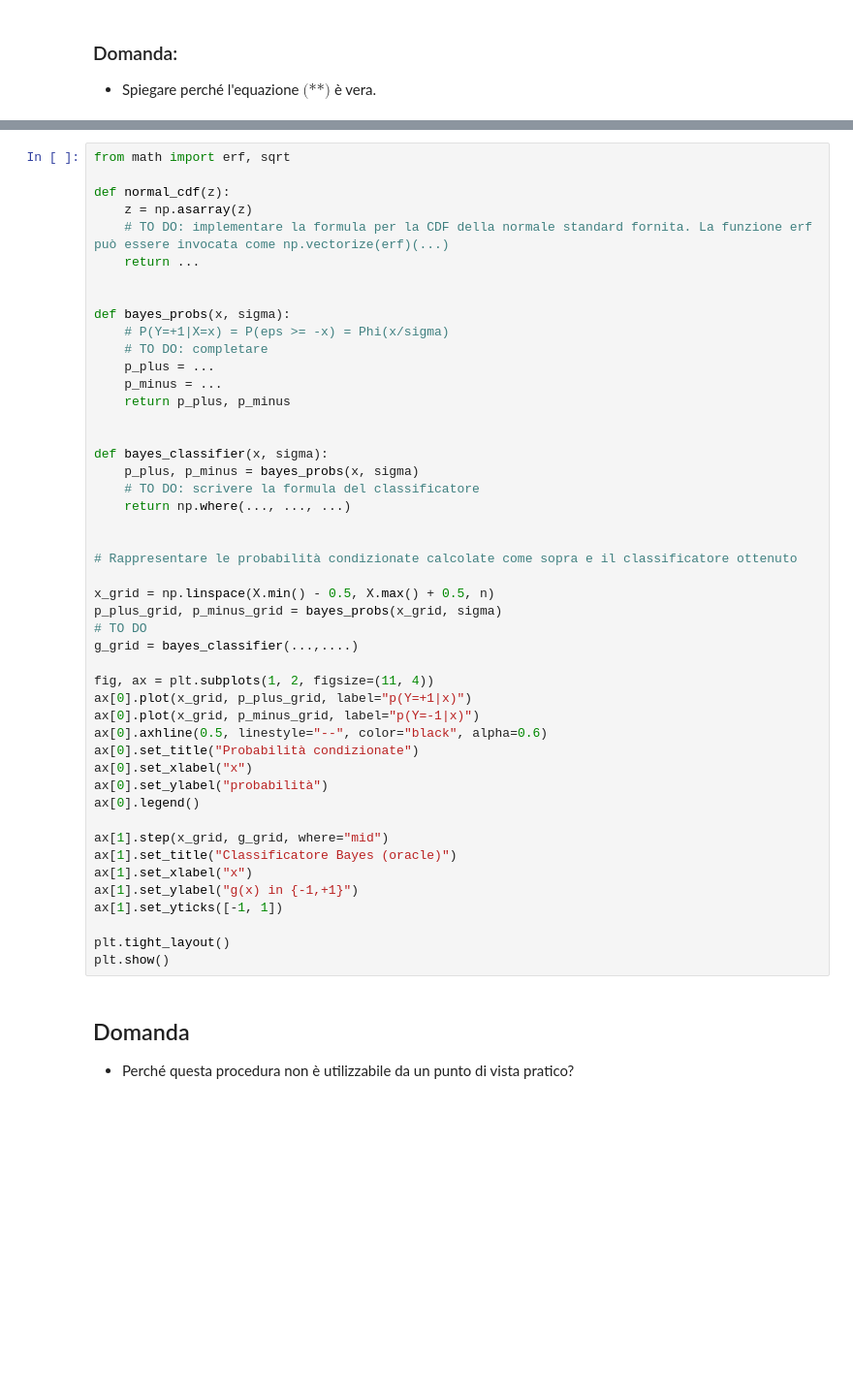
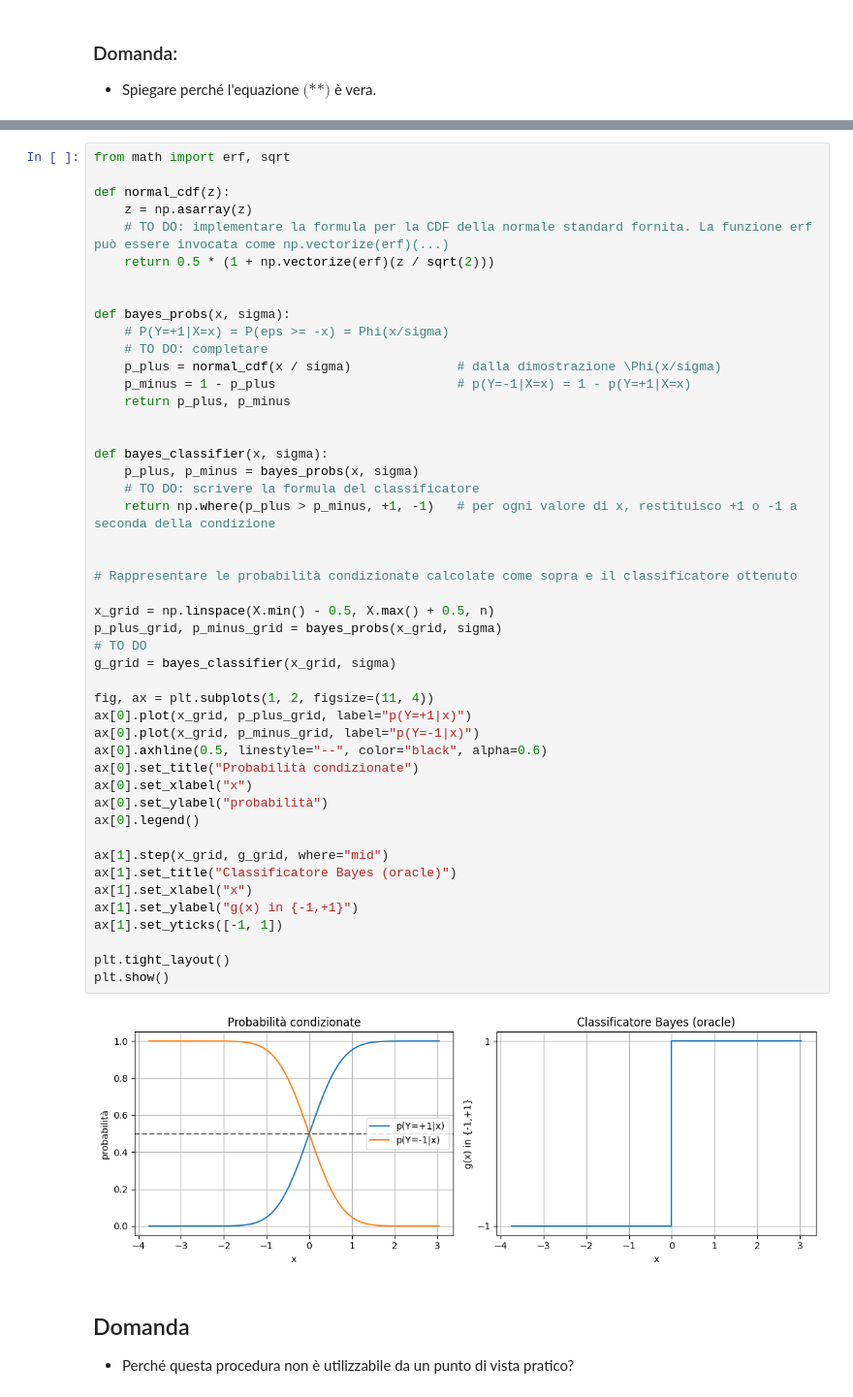
Before and after one commit to iamgiu/Introduzione-al-Data-Science, a Jupyter notebook: Notebook/Terza Settimana/lab3.ipynb, the cells around one changed output, grey strips where cells are left out. Shown at 97% size. Saved outputs shown, nothing was run; the diff lists cells and outputs as text; blank space fills up the shorter version.

Commit message:
lab3 completato (finire commenti prima della consegna)

```diff
--- a/Notebook/Terza Settimana/lab3.ipynb
+++ b/Notebook/Terza Settimana/lab3.ipynb
@@ -147,47 +170,49 @@ from math import erf, sqrt
 def normal_cdf(z):
     z = np.asarray(z)
     # TO DO: implementare la formula per la CDF della normale standard fornita. La funzione erf può essere invocata come np.vectorize(erf)(...)
-    return ...
+    return 0.5 * (1 + np.vectorize(erf)(z / sqrt(2)))
 
 
 def bayes_probs(x, sigma):
     # P(Y=+1|X=x) = P(eps >= -x) = Phi(x/sigma)
     # TO DO: completare
-    p_plus = ...
-    p_minus = ...
+    p_plus = normal_cdf(x / sigma)              # dalla dimostrazione \Phi(x/sigma)
+    p_minus = 1 - p_plus                        # p(Y=-1|X=x) = 1 - p(Y=+1|X=x)
     return p_plus, p_minus
 
 
 def bayes_classifier(x, sigma):
     p_plus, p_minus = bayes_probs(x, sigma)
     # TO DO: scrivere la formula del classificatore
-    return np.where(..., ..., ...)
+    return np.where(p_plus > p_minus, +1, -1)   # per ogni valore di x, restituisco +1 o -1 a seconda della condizione
 
 
 # Rappresentare le probabilità condizionate calcolate come sopra e il classificatore ottenuto
 
 x_grid = np.linspace(X.min() - 0.5, X.max() + 0.5, n)
 p_plus_grid, p_minus_grid = bayes_probs(x_grid, sigma)
 # TO DO
-g_grid = bayes_classifier(...,....)
+g_grid = bayes_classifier(x_grid, sigma)
 
 fig, ax = plt.subplots(1, 2, figsize=(11, 4))
 ax[0].plot(x_grid, p_plus_grid, label="p(Y=+1|x)")
 ax[0].plot(x_grid, p_minus_grid, label="p(Y=-1|x)")
 ax[0].axhline(0.5, linestyle="--", color="black", alpha=0.6)
 ax[0].set_title("Probabilità condizionate")
 ax[0].set_xlabel("x")
 ax[0].set_ylabel("probabilità")
 ax[0].legend()
 
 ax[1].step(x_grid, g_grid, where="mid")
 ax[1].set_title("Classificatore Bayes (oracle)")
 ax[1].set_xlabel("x")
 ax[1].set_ylabel("g(x) in {-1,+1}")
 ax[1].set_yticks([-1, 1])
 
 plt.tight_layout()
 plt.show()
+# %% [output]
+[figure, added]
 # %% [markdown]
 ## Domanda
 - Perché questa procedura non è utilizzabile da un punto di vista pratico?
```
Also changed, not shown: parts of 12 cells of this notebook.
